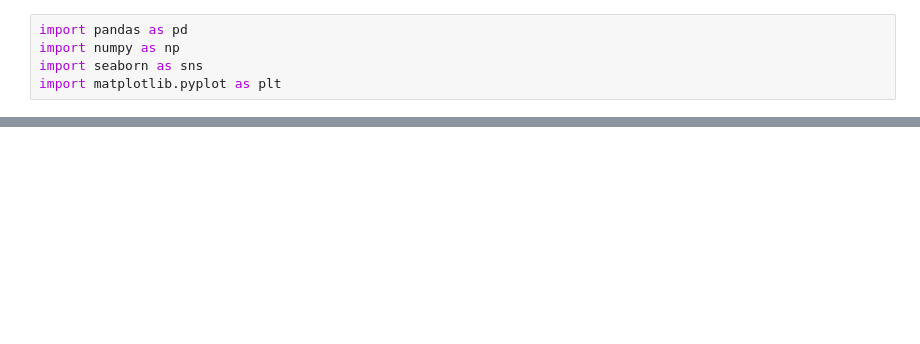
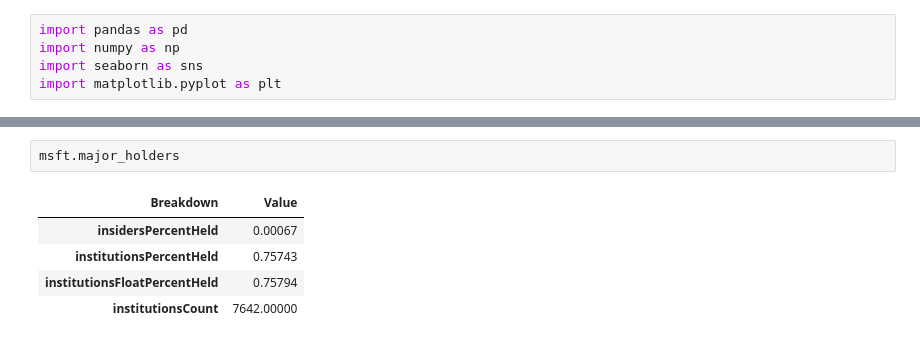
Before and after one commit to harsh-pratapsingh24/STOCKS-PREDICTION-MODEL, a Jupyter notebook: yfinance.ipynb, the cells around one changed output, grey strips where cells are left out. Drawn from its saved outputs; the diff is of its cells as text; blank space fills up the shorter version.

```diff
--- a/yfinance.ipynb
+++ b/yfinance.ipynb
@@ -25,0 +83,8 @@ Successfully installed curl_cffi-0.13.0 multitasking-0.0.12 peewee-3.18.3 websoc
+# %%
+msft.major_holders
+# %% [output]
+| Breakdown | Value |
+| insidersPercentHeld | 0.00067 |
+| institutionsPercentHeld | 0.75743 |
+| institutionsFloatPercentHeld | 0.75794 |
+| institutionsCount | 7642.00000 |
```
Also changed, not shown: parts of 17 cells of this notebook.
